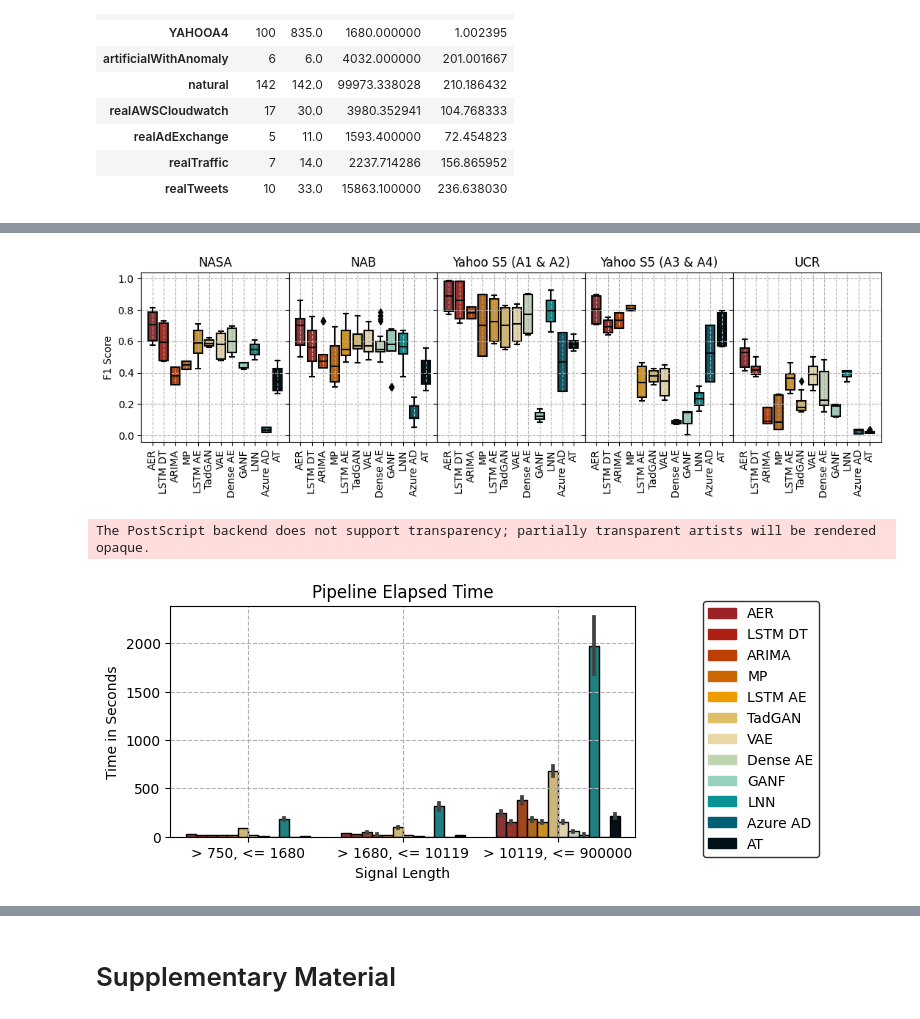
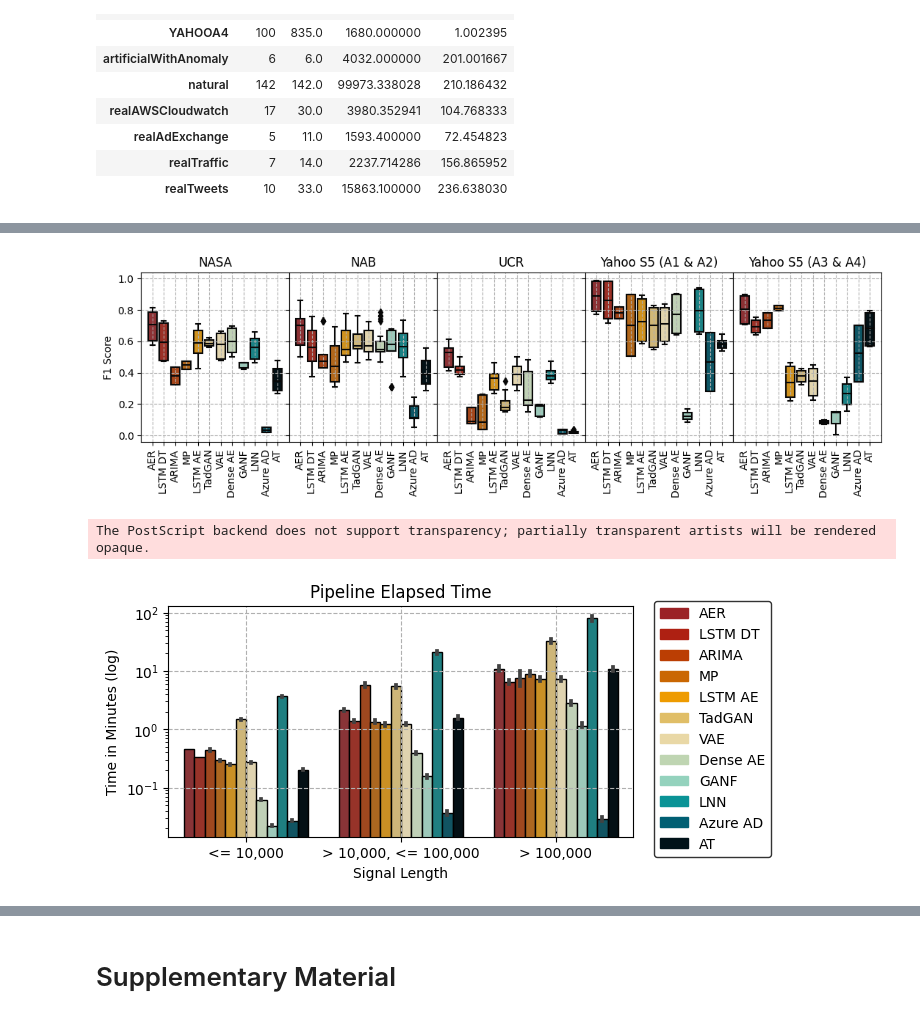
Before and after one commit to sarahmish/orionbench-paper, a Jupyter notebook: Figures & Tables.ipynb, the cells around one changed output, grey strips where cells are left out. Cells and saved outputs as stored; diff of their text form; code cells hidden in the pictures.

Commit message:
update figures

```diff
--- a/Figures & Tables.ipynb
+++ b/Figures & Tables.ipynb
@@ -26,10 +42,10 @@ table_3()
 # %%
-figure_4()
+figure_f1_boxplot()
 # %% [output]
-[figure, old version]
+[figure, new version]
 # %%
-figure_5()
+figure_runtime()
 # %% [output]
 The PostScript backend does not support transparency; partially transparent artists will be rendered opaque.
-[figure, old version]
+[figure, new version]
 # %%
```
Also changed, not shown: parts of 9 cells of this notebook, 24 other files.
